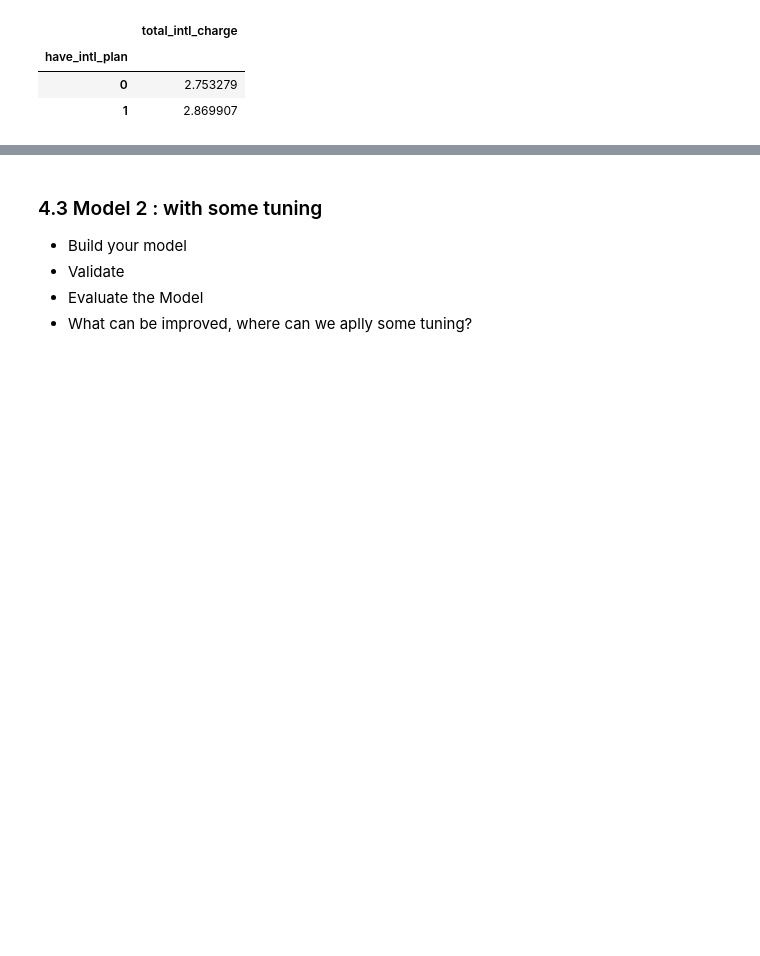
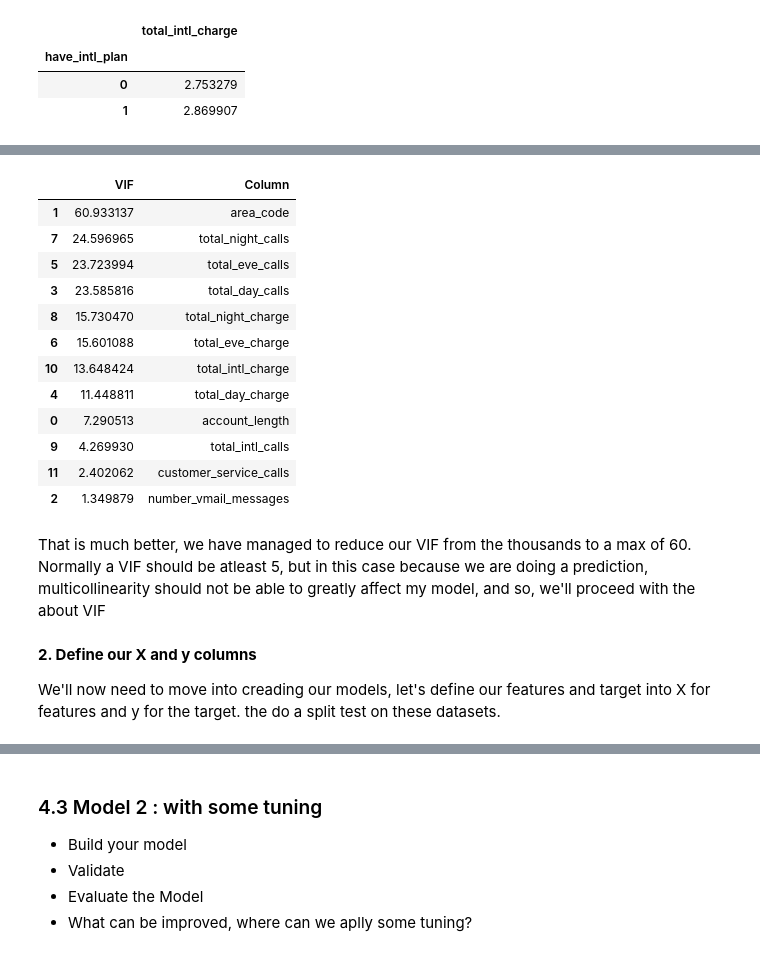
Before and after one commit to danieloselu3/SyriaTel-Telecom-Analysis, a Jupyter notebook: index.ipynb, the cells around one changed output, grey strips where cells are left out. Cells and saved outputs as stored; diff of their text form; code cells hidden in the pictures; blank space fills up the shorter version.

```diff
--- a/index.ipynb
+++ b/index.ipynb
@@ -470,0 +530,37 @@ We can see that on average, accounts with international plan use 0.116628 Units.
+# %%
+values_to_check_multi_col = ['account_length', 'area_code', 'number_vmail_messages',
+       'total_day_calls', 'total_day_charge',
+       'total_eve_calls', 'total_eve_charge',
+       'total_night_calls', 'total_night_charge',
+       'total_intl_calls', 'total_intl_charge',
+       'customer_service_calls']
+
+
+# create a dataframe vif to store our vif output
+X = df[values_to_check_multi_col].copy()
+
+
+vif_info = pd.DataFrame()
+vif_info['VIF'] = [variance_inflation_factor(X.values, i) for i in range(X.shape[1])]
+vif_info['Column'] = X.columns
+vif_info.sort_values('VIF', ascending=False)
+# %% [output]
+|  | VIF | Column |
+| 1 | 60.933137 | area_code |
+| 7 | 24.596965 | total_night_calls |
+| 5 | 23.723994 | total_eve_calls |
+| 3 | 23.585816 | total_day_calls |
+| 8 | 15.730470 | total_night_charge |
+| 6 | 15.601088 | total_eve_charge |
+| 10 | 13.648424 | total_intl_charge |
+| 4 | 11.448811 | total_day_charge |
+| 0 | 7.290513 | account_length |
+| 9 | 4.269930 | total_intl_calls |
+| 11 | 2.402062 | customer_service_calls |
+| 2 | 1.349879 | number_vmail_messages |
+# %% [markdown]
+That is much better, we have managed to reduce our VIF from the thousands to a max of 60. Normally a VIF should be atleast 5, but in this case because we are doing a prediction, multicollinearity should not be able to greatly affect my model, and so, we'll proceed with the about VIF
+# %% [markdown]
+**2. Define our X and y columns**
+
+We'll now need to move into creading our models, let's define our features and target into X for features and y for the target. the do a split test on these datasets.
```
Also changed, not shown: parts of 19 cells of this notebook.
